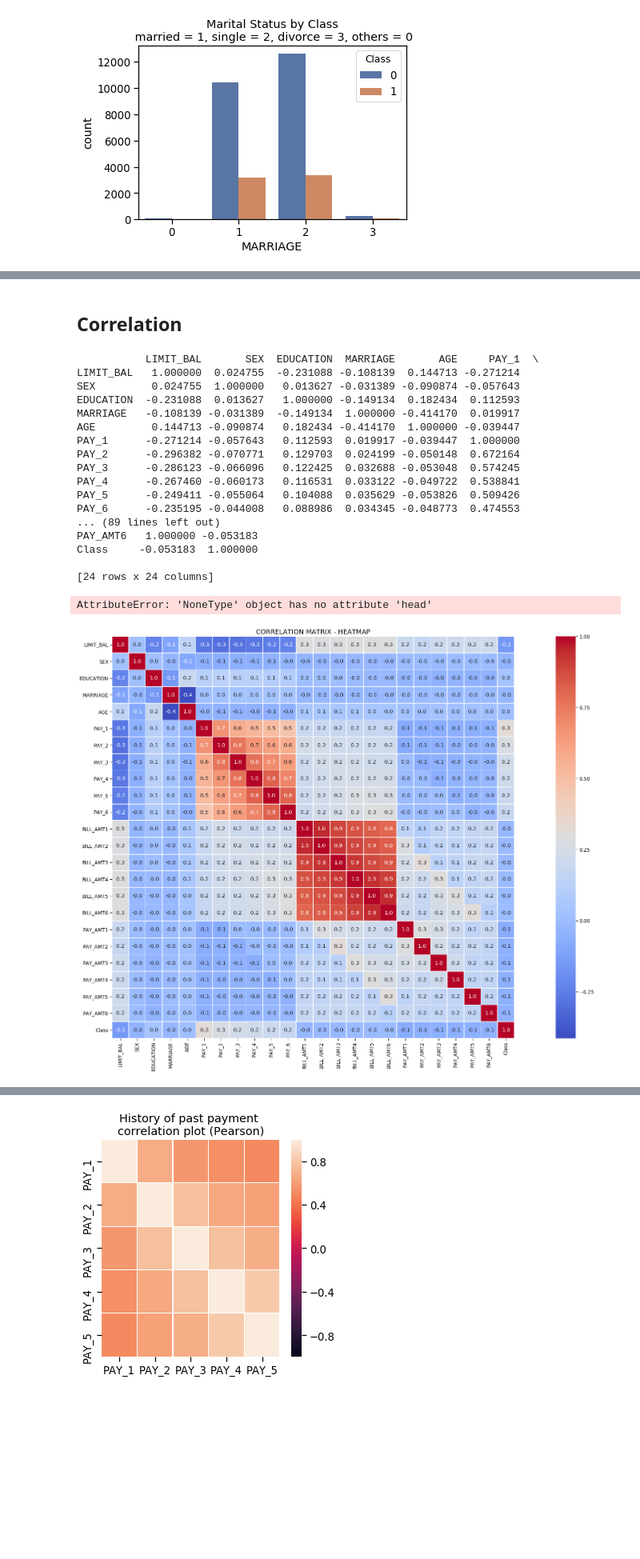
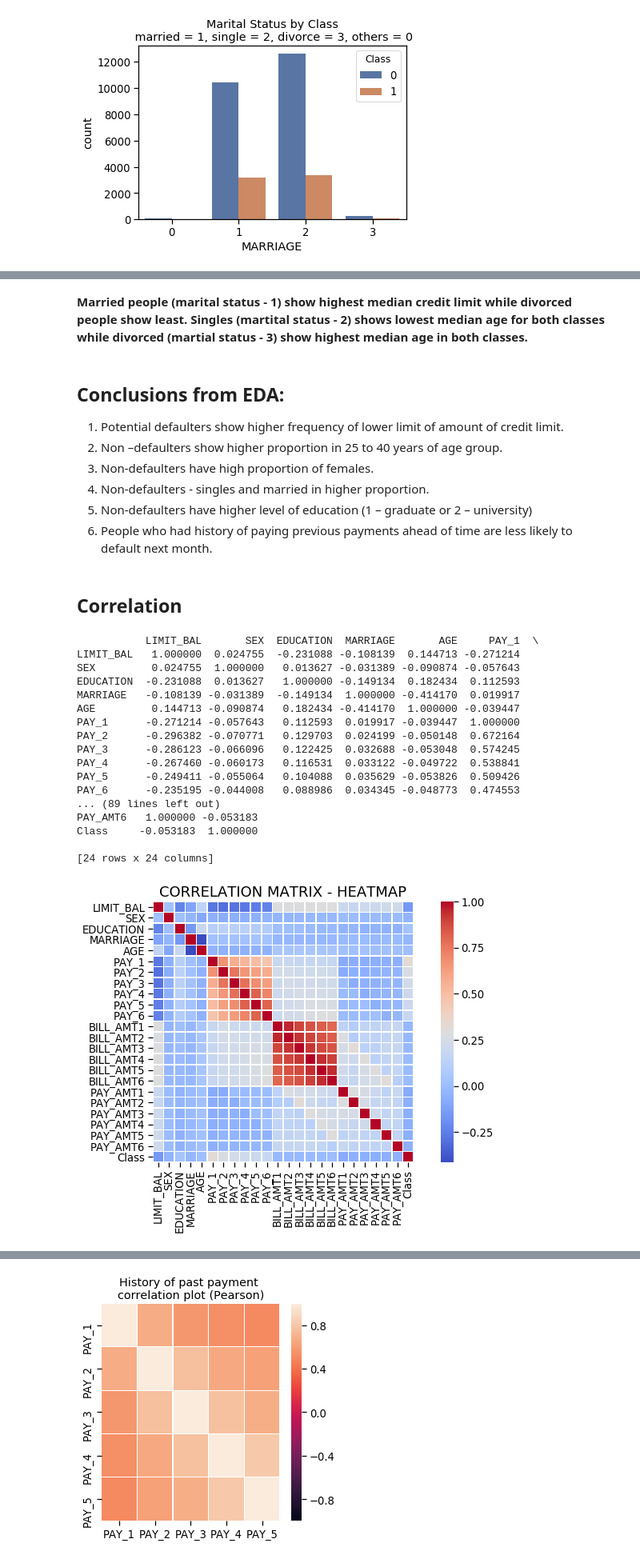
Before and after one commit to guptaaxita/Credit_card_default_EDA, a Jupyter notebook: Course5_Task2_EDA.ipynb, the cells around one changed output, grey strips where cells are left out. Shown at 80% size. Saved outputs shown, nothing was run; the diff lists cells and outputs as text; code cells hidden in the pictures; blank space fills up the shorter version.

```diff
--- a/Course5_Task2_EDA.ipynb
+++ b/Course5_Task2_EDA.ipynb
@@ -426,8 +522,19 @@ plt.show();
+# %% [markdown]
+**Married people (marital status - 1) show highest median credit limit while divorced people show least. Singles (martital status - 2) shows lowest median age for both classes while divorced (martial status - 3) show highest median age in both classes.**
+# %% [markdown]
+## Conclusions from EDA:
+
+1.	Potential defaulters show higher frequency of lower limit of amount of credit limit.
+2.	Non –defaulters show higher proportion in 25 to 40 years of age group.
+3.	Non-defaulters have high proportion of females.
+4.	Non-defaulters - singles and married in higher proportion.
+5.	Non-defaulters have higher level of education (1 – graduate or 2 – university)
+6.	People who had history of paying previous payments ahead of time are less likely to default next month.
 # %% [markdown]
 ## Correlation
 # %%
 corrMat = credit.corr()
-print(corrMat).head(5)
+print(corrMat)
 # %% [output]
            LIMIT_BAL       SEX  EDUCATION  MARRIAGE       AGE     PAY_1  \
 LIMIT_BAL   1.000000  0.024755  -0.231088 -0.108139  0.144713 -0.271214
@@ -446,13 +553,12 @@ PAY_AMT6   1.000000 -0.053183
 Class     -0.053183  1.000000
 
 [24 rows x 24 columns]
-AttributeError: 'NoneType' object has no attribute 'head'
 # %%
 corr = credit.corr() # .corr is used to find corelation
-f,ax = plt.subplots(figsize=(40, 20))
-sns.heatmap(corr, cbar = True,  square = True, annot = True, fmt= '.1f',
+f,ax = plt.subplots(figsize=(12, 6))
+sns.heatmap(corr, cbar = True,  square = True, annot = False, fmt= '.1f',
             xticklabels= True, yticklabels= True
             ,cmap="coolwarm", linewidths=.5, ax=ax)
 plt.title('CORRELATION MATRIX - HEATMAP', size=18);
 # %% [output]
-[figure, old version]
+[figure, new version]
```
Also changed, not shown: parts of 125 cells of this notebook.
